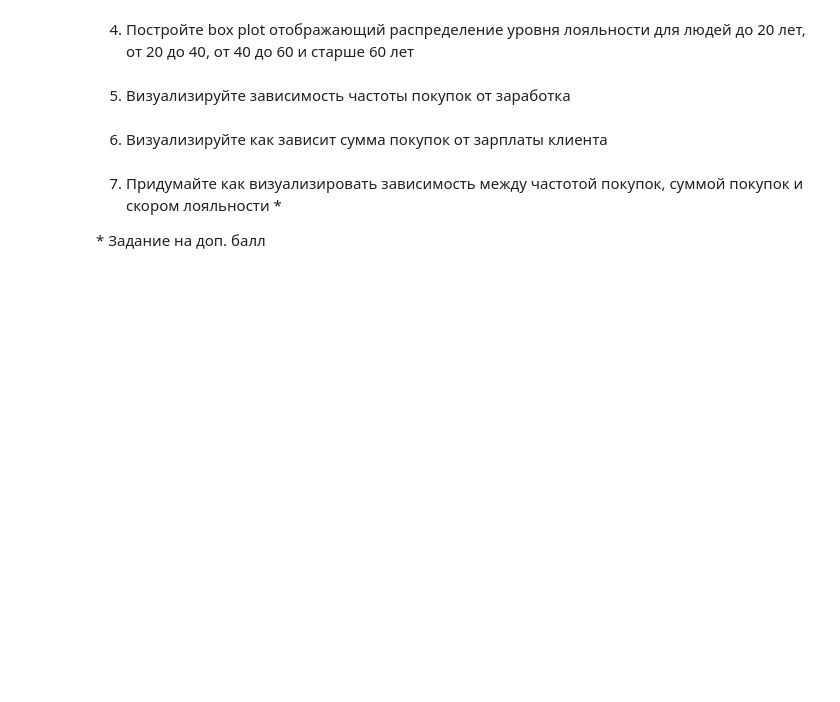
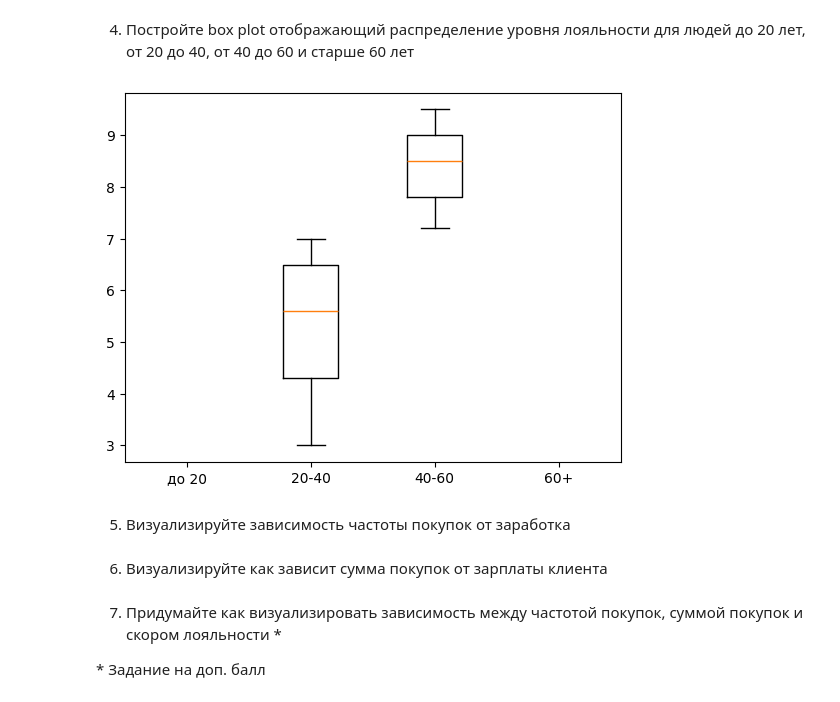
Before and after one commit to zloyaloha/ML, a Jupyter notebook: lab1.ipynb, the cells around one changed output. Saved outputs shown, nothing was run; the diff lists cells and outputs as text; code cells hidden in the pictures; blank space fills up the shorter version.

```diff
--- a/lab1.ipynb
+++ b/lab1.ipynb
@@ -290,5 +329,16 @@ False
 # %% [markdown]
 4. Постройте box plot отображающий распределение уровня лояльности для людей до 20 лет, от 20 до 40, от 40 до 60 и старше 60 лет
+# %%
+df20 = df[df["age"] < 20]["loyalty_score"]
+df2040 = df[(df["age"] >= 20) & (df["age"] < 40)]["loyalty_score"]
+df4060 = df[(df["age"] >= 40) & (df["age"] < 60)]["loyalty_score"]
+df60 = df[(df["age"] >= 60)]["loyalty_score"]
+data = [df20, df2040, df4060, df60]
+labels = ['до 20', '20-40', '40-60', '60+']
+plt.boxplot(data,tick_labels=labels)
+plt.show()
+# %% [output]
+[figure, added]
 # %% [markdown]
 5. Визуализируйте зависимость частоты покупок от заработка
 # %% [markdown]
```
Also changed, not shown: parts of 6 cells of this notebook.
